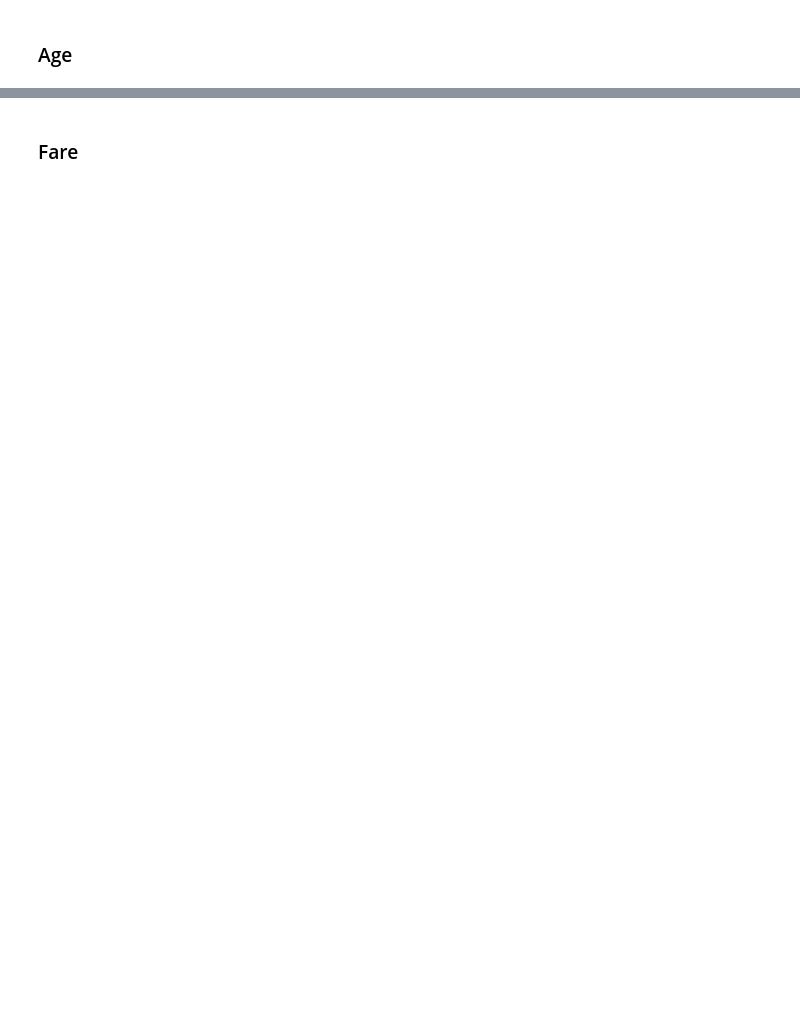
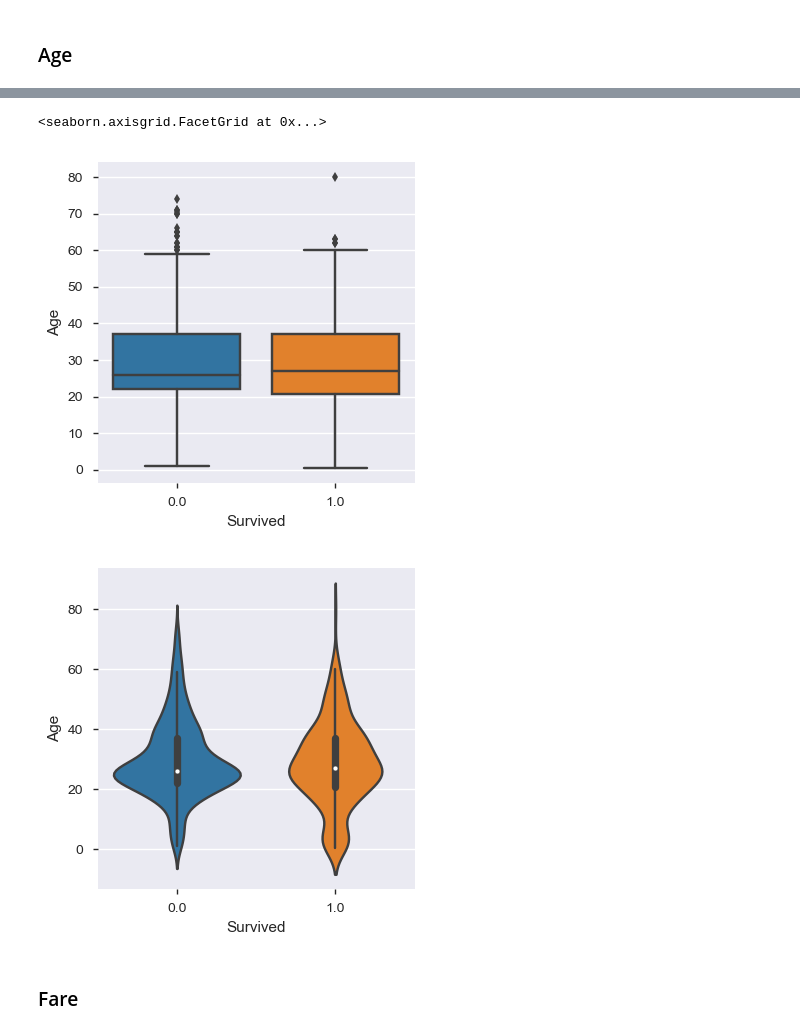
Before and after one commit to yanxiali/Titanic_Survival, a Jupyter notebook: Titanic_Survival.ipynb, the cells around one changed output, grey strips where cells are left out. Saved outputs shown, nothing was run; the diff lists cells and outputs as text; code cells hidden in the pictures; blank space fills up the shorter version.

```diff
--- a/Titanic_Survival.ipynb
+++ b/Titanic_Survival.ipynb
@@ -308,3 +399,18 @@ sns.barplot(x='Age', y='Survived', data=average_age)
+# %%
+for i in ind_age_NAN :
+    age_med = df["Age"].median()
+    age_pred = df["Age"][((df['SibSp'] == df.iloc[i]["SibSp"]) & (df['Parch'] == df.iloc[i]["Parch"]) & (df['Pclass'] == df.iloc[i]["Pclass"]))].median()
+    if not np.isnan(age_pred) :
+        df['Age'].iloc[i] = age_pred
+    else:
+        df['Age'].iloc[i] = age_med
+# %%
+sns.factorplot(x="Survived", y = "Age",data = df, kind="box")
+sns.factorplot(x="Survived", y = "Age",data = df, kind="violin")
+# %% [output]
+<seaborn.axisgrid.FacetGrid at 0x...>
+[figure, added]
+[figure, added]
 # %% [markdown]
 ### Fare
 # %%
```
Also changed, not shown: parts of 150 cells of this notebook, 1 other file.
